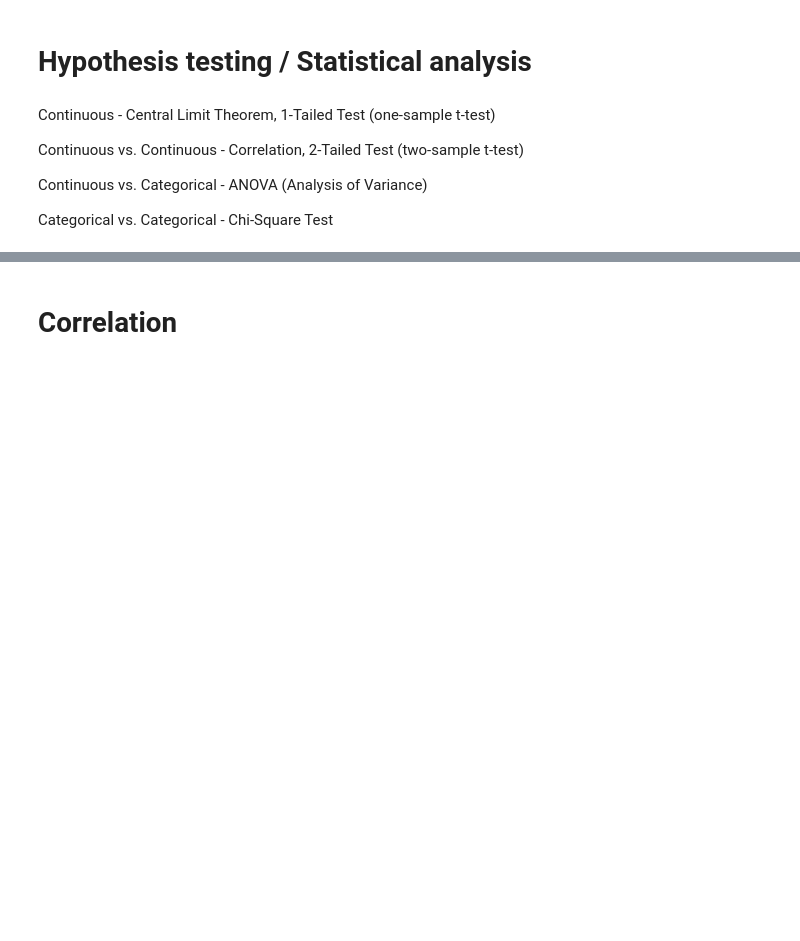
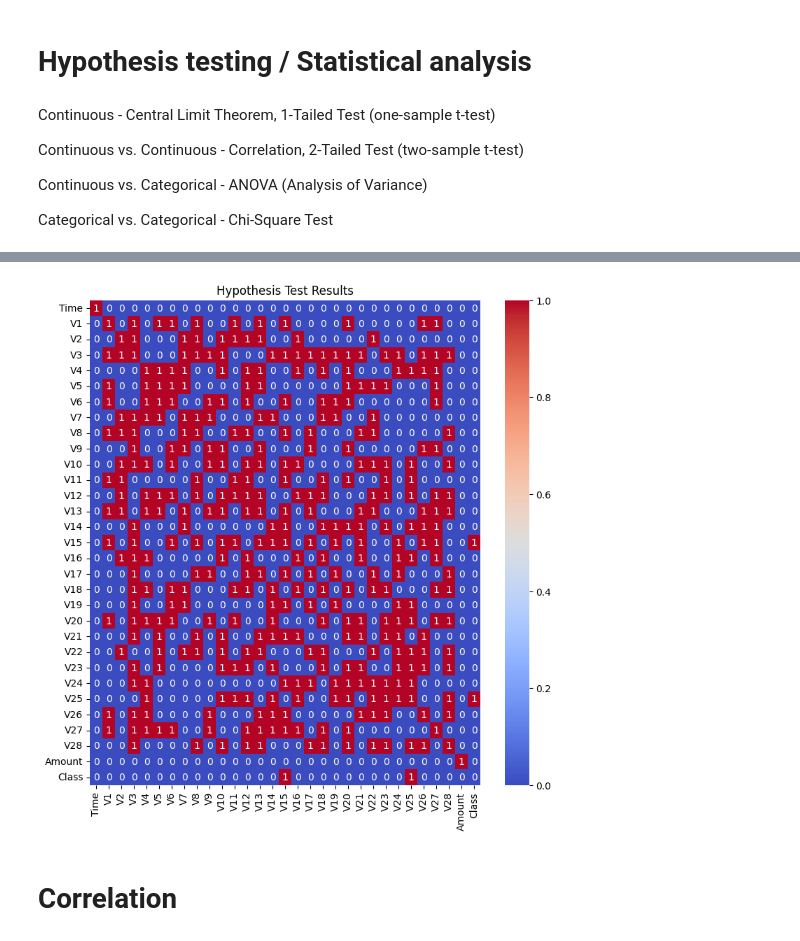
Before and after one commit to Lavan1999/Dataset-18_CreditCardFraudDetection_XGB-Over_Sampling-, a Jupyter notebook: Credit_Card_Fraud_Detection.ipynb, the cells around one changed output, grey strips where cells are left out. Cells and saved outputs as stored; diff of their text form; code cells hidden in the pictures; blank space fills up the shorter version.

```diff
--- a/Credit_Card_Fraud_Detection.ipynb
+++ b/Credit_Card_Fraud_Detection.ipynb
@@ -269,0 +264,8 @@ def hypothesisTesting(df, continuous_columns = [], category_columns = [], sampli
+# %%
+ContinesColumn_result = CentralLimitTheorem(df, continuous_columns)
+# %%
+ContinesColumn_result, comperativeColumn_result = OneTailTest(df, ContinesColumn_result, continuous_columns, sampling_rate = 0.02)
+# %%
+comperativeColumn_result = TwoTailTest(df, comperativeColumn_result, continuous_columns, sampling_rate = 0.02)
+# %%
+comperativeColumn_result = ANOVA(df, comperativeColumn_result, continuous_columns, category_columns)
@@ -270,3 +304,11 @@ def hypothesisTesting(df, continuous_columns = [], category_columns = [], sampli
+# %%
+# Create a heatmap
+plt.figure(figsize = (9, 9))
+sns.heatmap(comperativeColumn_result == 'There is a relationship', annot=True, cmap='coolwarm')
+plt.title('Hypothesis Test Results')
+plt.show()
+# %% [output]
+[figure, added]
 # %% [markdown]
 # Correlation
 # %%
```
Also changed, not shown: parts of 29 cells of this notebook.
